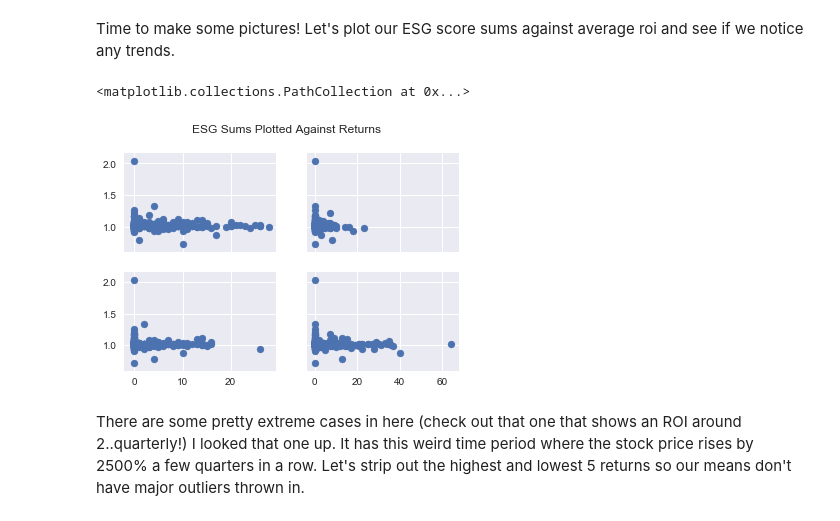
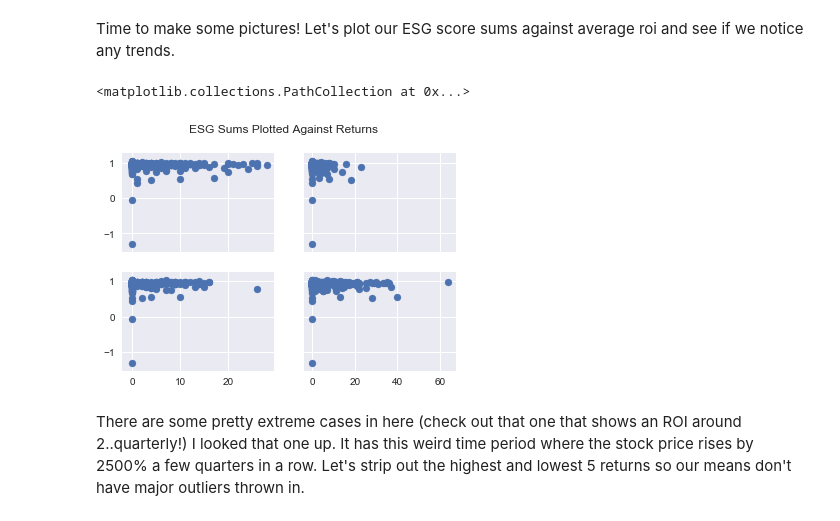
Before and after one commit to chelseatroy/fund_scale, a Jupyter notebook: data_explo/Exploring S&P Ethical Index Data.ipynb, the cells around one changed output. Cells and saved outputs as stored; diff of their text form; code cells hidden in the pictures.

Commit message:
Redo the way I analyze stock prices to account for number of measurements.

```diff
--- a/data_explo/Exploring S&P Ethical Index Data.ipynb
+++ b/data_explo/Exploring S&P Ethical Index Data.ipynb
@@ -217,6 +217,21 @@ import seaborn as sns
 %matplotlib inline
 # %% [markdown]
 Here's where we make our target column: average roi. We calculated the return on investment of every stock, every quarter. Now for each stock we want to know, for every quarter when it had a return, what was the average of those returns?
+# %%
+def confidence_interval_for(samples=[], confidence=0.95):
+    sample_size = len(samples)
+    degrees_freedom = sample_size - 1
+    outlier_tails = (1.0 - confidence) / 2.0
+#     Why the HELL are the T-distribution values given as negative numbers??
+    t_distribution_number = -1 * t.ppf(outlier_tails, degrees_freedom)
+
+    step_1 = np.std(samples)/math.sqrt(sample_size)
+    step_2 = step_1 * t_distribution_number
+
+    low_end = np.mean(samples) - step_2
+    high_end = np.mean(samples) + step_2
+
+    return low_end, high_end
 # %%
 # Calculate average roi
 returns = all_data[all_data.columns.difference(['EMP-str-sum', 'EMP-con-sum','ENV-str-sum','ENV-con-sum','Ticker','Company Name'])]
@@ -237,0 +247,18 @@ all_data.head(10)
+# %%
+import math
+lower_conf_intervals = []
+upper_conf_intervals = []
+
+for (idx, row) in returns.iterrows():
+    maybe_measurements = row.tolist()
+    measurements = [float(x) for x in maybe_measurements if (math.isnan(float(x)) == False)]
+    bottom, top = confidence_interval_for(measurements)
+    lower_conf_intervals.append(bottom)
+    upper_conf_intervals.append(top)
+# %%
+all_data['avg_quarterly_roi'] = returns.mean(axis=1, skipna=True)
+all_data['num_measurements'] = returns.count(axis=1)
+all_data['lower_conf_interval'] = lower_conf_intervals
+all_data['upper_conf_interval'] = upper_conf_intervals
+
+all_data.head(10)
@@ -240,13 +280,13 @@ Time to make some pictures! Let's plot our ESG score sums against average roi an
 # %%
 f, ((ax1, ax2), (ax3, ax4)) = plt.subplots(2, 2, sharex='col', sharey='row')
 f.suptitle('ESG Sums Plotted Against Returns')
-ax1.scatter(x=all_data['EMP-str-sum'], y=all_data['avg_quarterly_roi'])
-ax2.scatter(x=all_data['EMP-con-sum'], y=all_data['avg_quarterly_roi'])
-ax3.scatter(x=all_data['ENV-str-sum'], y=all_data['avg_quarterly_roi'])
-ax4.scatter(x=all_data['ENV-con-sum'], y=all_data['avg_quarterly_roi'])
+ax1.scatter(x=all_data['EMP-str-sum'], y=all_data['lower_conf_interval'])
+ax2.scatter(x=all_data['EMP-con-sum'], y=all_data['lower_conf_interval'])
+ax3.scatter(x=all_data['ENV-str-sum'], y=all_data['lower_conf_interval'])
+ax4.scatter(x=all_data['ENV-con-sum'], y=all_data['lower_conf_interval'])
 # %% [output]
 <matplotlib.collections.PathCollection at 0x...>
-[figure, old version]
+[figure, new version]
 # %% [markdown]
 There are some pretty extreme cases in here (check out that one that shows an ROI around 2..quarterly!) I looked that one up. It has this weird time period where the stock price rises by 2500% a few quarters in a row. Let's strip out the highest and lowest 5 returns so our means don't have major outliers thrown in.
 # %%
```
Also changed, not shown: parts of 24 cells of this notebook.
